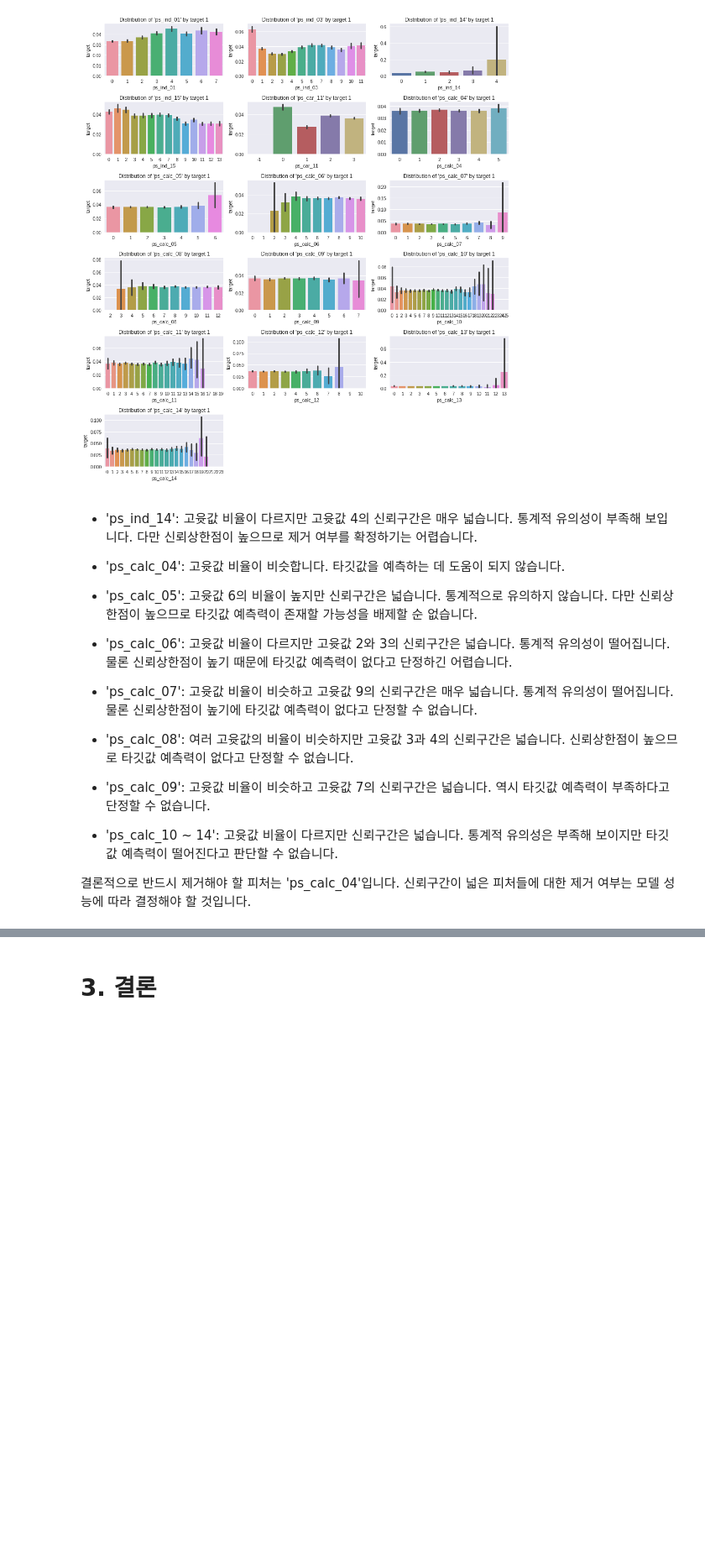
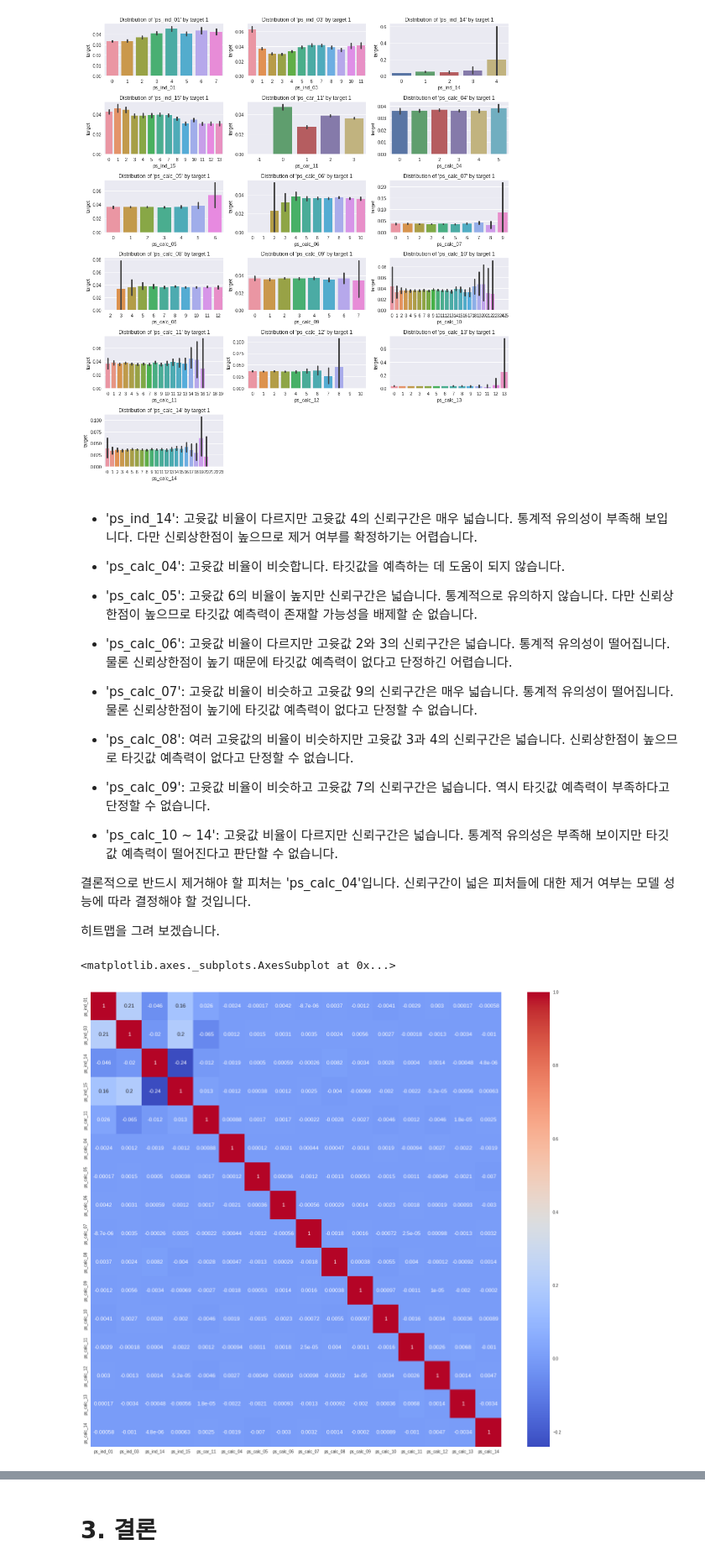
Before and after one commit to LeeSeungwon89/Kaggle_Dacon_Practice, a Jupyter notebook: 1. Porto_Seguro’s_Safe_Driver_Prediction_EDA.ipynb, the cells around one changed output, grey strips where cells are left out. Shown at 84% size. Drawn from its saved outputs; the diff is of its cells as text; code cells hidden in the pictures; blank space fills up the shorter version.

```diff
--- a/1. Porto_Seguro’s_Safe_Driver_Prediction_EDA.ipynb
+++ b/1. Porto_Seguro’s_Safe_Driver_Prediction_EDA.ipynb
@@ -512,3 +550,15 @@ barplot_feature_distribution_by_target(df=train, list_feature=list_ordinal,
 - 'ps_calc_10 ~ 14': 고윳값 비율이 다르지만 신뢰구간은 넓습니다. 통계적 유의성은 부족해 보이지만 타깃값 예측력이 떨어진다고 판단할 수 없습니다.
 
 결론적으로 반드시 제거해야 할 피처는 'ps_calc_04'입니다. 신뢰구간이 넓은 피처들에 대한 제거 여부는 모델 성능에 따라 결정해야 할 것입니다.
+
+히트맵을 그려 보겠습니다.
+# %%
+train_copy_1 = train.copy()
+train_null_transform = train_copy_1.replace(-1, np.NaN)
+train_null_delete = train_null_transform.dropna()
+
+plt.figure(figsize=(22, 20))
+sns.heatmap(train_null_delete[list_ordinal].corr(), annot=True, cmap='coolwarm')
+# %% [output]
+<matplotlib.axes._subplots.AxesSubplot at 0x...>
+[figure, added]
```
Also changed, not shown: parts of 13 cells of this notebook.
